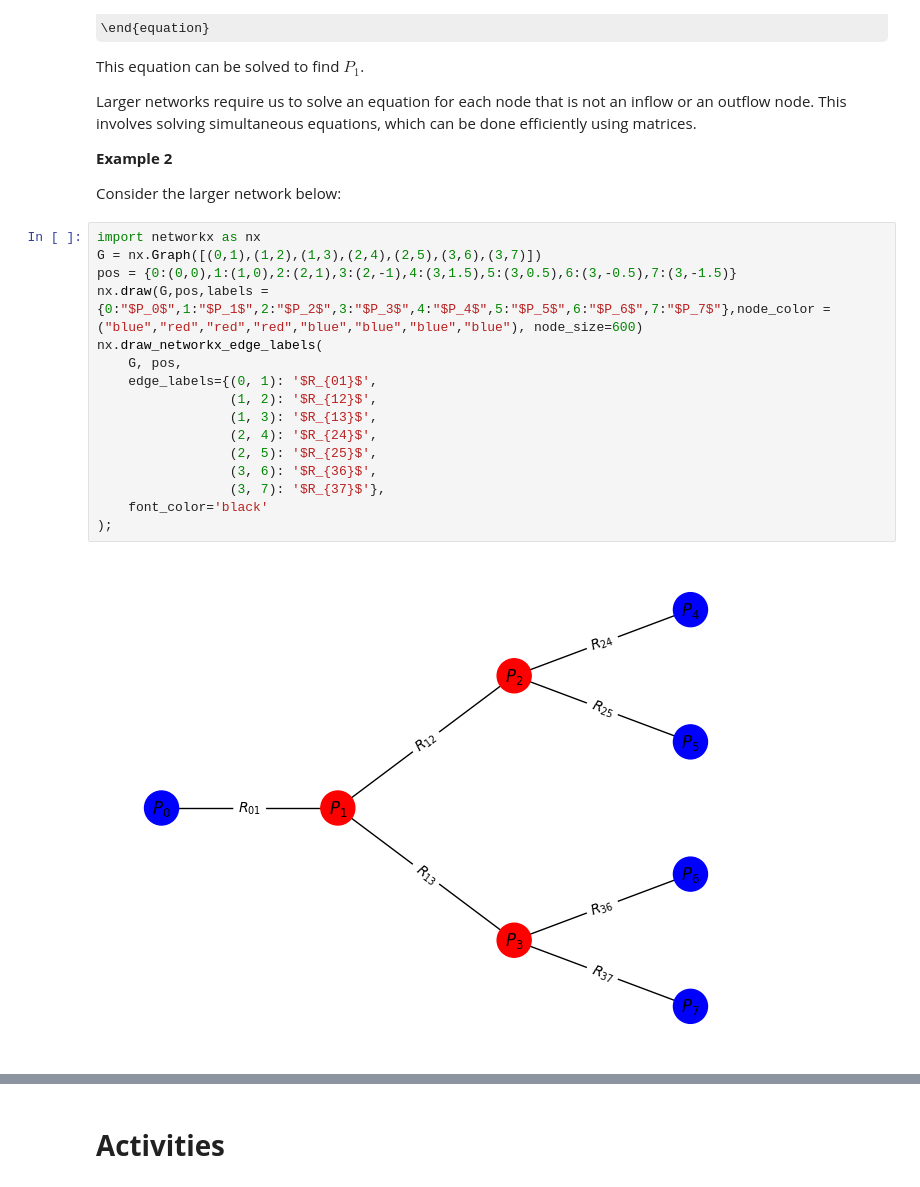
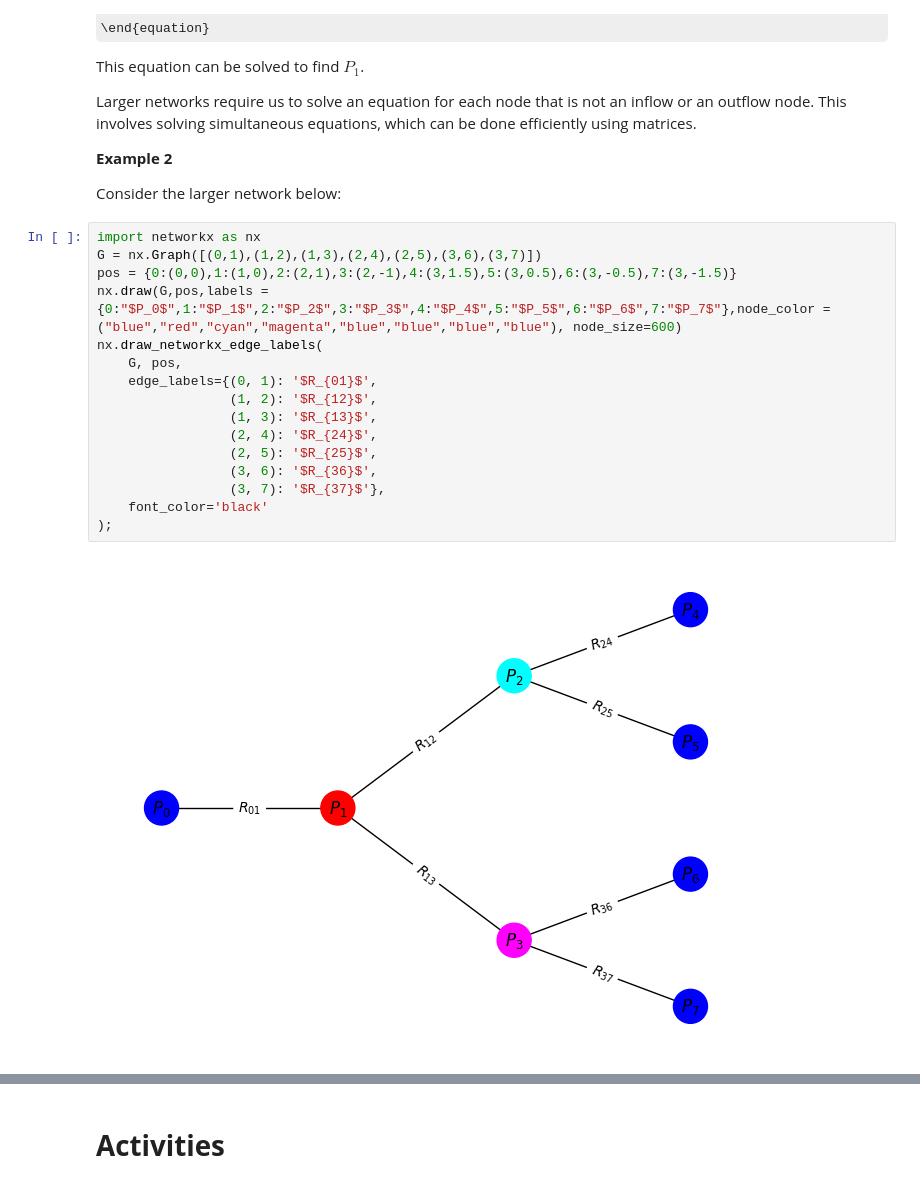
Before and after one commit to philip-pearce/bloodflow, a Jupyter notebook: network.ipynb, the cells around one changed output, grey strips where cells are left out. Cells and saved outputs as stored; diff of their text form; some formulas as TeX source.

```diff
--- a/network.ipynb
+++ b/network.ipynb
@@ -68,18 +68,18 @@ Consider the larger network below:
 # %%
 import networkx as nx
 G = nx.Graph([(0,1),(1,2),(1,3),(2,4),(2,5),(3,6),(3,7)])
 pos = {0:(0,0),1:(1,0),2:(2,1),3:(2,-1),4:(3,1.5),5:(3,0.5),6:(3,-0.5),7:(3,-1.5)}
-nx.draw(G,pos,labels = {0:"$P_0$",1:"$P_1$",2:"$P_2$",3:"$P_3$",4:"$P_4$",5:"$P_5$",6:"$P_6$",7:"$P_7$"},node_color = ("blue","red","red","red","blue","blue","blue","blue"), node_size=600)
+nx.draw(G,pos,labels = {0:"$P_0$",1:"$P_1$",2:"$P_2$",3:"$P_3$",4:"$P_4$",5:"$P_5$",6:"$P_6$",7:"$P_7$"},node_color = ("blue","red","cyan","magenta","blue","blue","blue","blue"), node_size=600)
 nx.draw_networkx_edge_labels(
     G, pos,
     edge_labels={(0, 1): '$R_{01}$',
                  (1, 2): '$R_{12}$',
                  (1, 3): '$R_{13}$',
                  (2, 4): '$R_{24}$',
                  (2, 5): '$R_{25}$',
                  (3, 6): '$R_{36}$',
                  (3, 7): '$R_{37}$'},
     font_color='black'
 );
 # %% [output]
-[figure, old version]
+[figure, new version]
```
Also changed, not shown: parts of 1 cell of this notebook.
